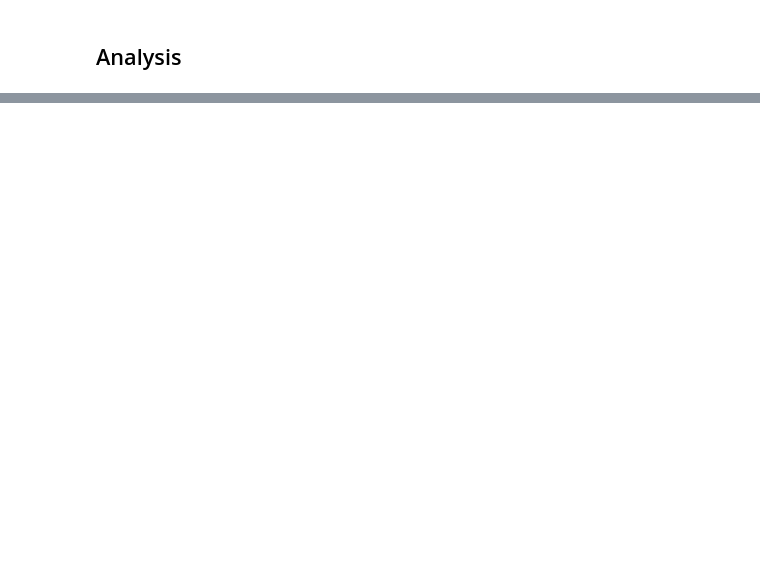
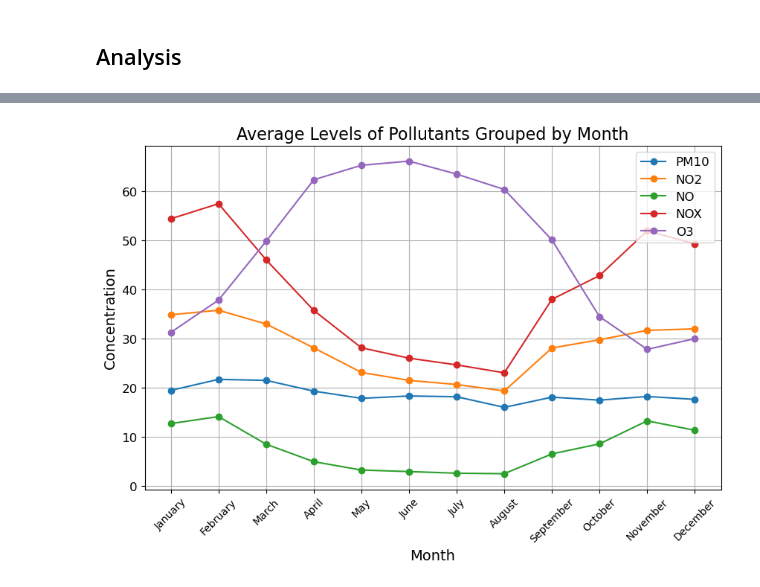
Before and after one commit to Hu9o73/green_ai_project, a Jupyter notebook: main.ipynb, the cells around one changed output, grey strips where cells are left out. Cells and saved outputs as stored; diff of their text form; code cells hidden in the pictures; blank space fills up the shorter version.

Commit message:
Added the different quickplotters (Daily, Monthly, Yearly...) to ease the analysis.

```diff
--- a/main.ipynb
+++ b/main.ipynb
@@ -24,0 +40,4 @@ plot = qp.quickRegPlot(daily_df, "date", "NO2", True, 7)
+# %%
+qp.avgAllPolutantsPerMonth(daily_df)
+# %% [output]
+[figure, added]
```
Also changed, not shown: parts of 6 cells of this notebook, 1 other file.
